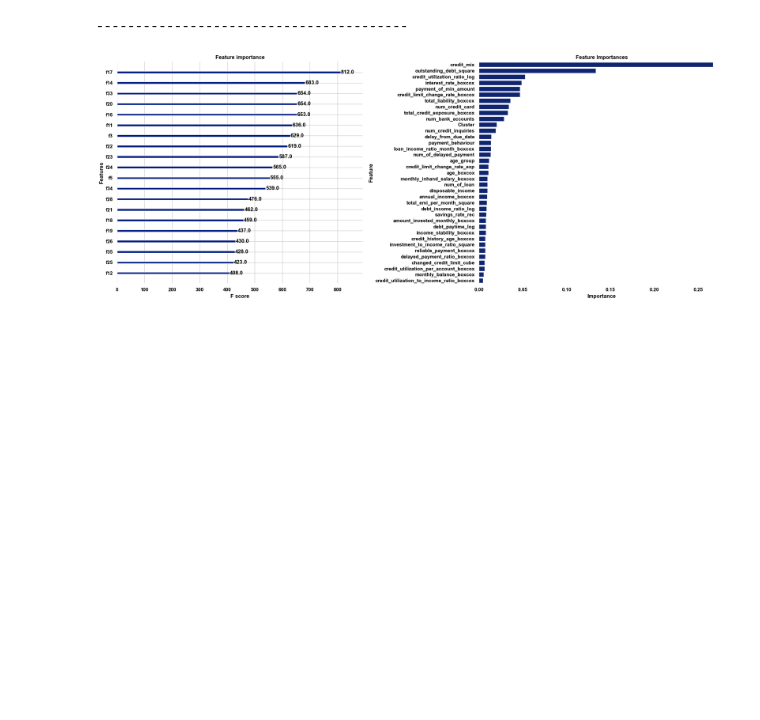
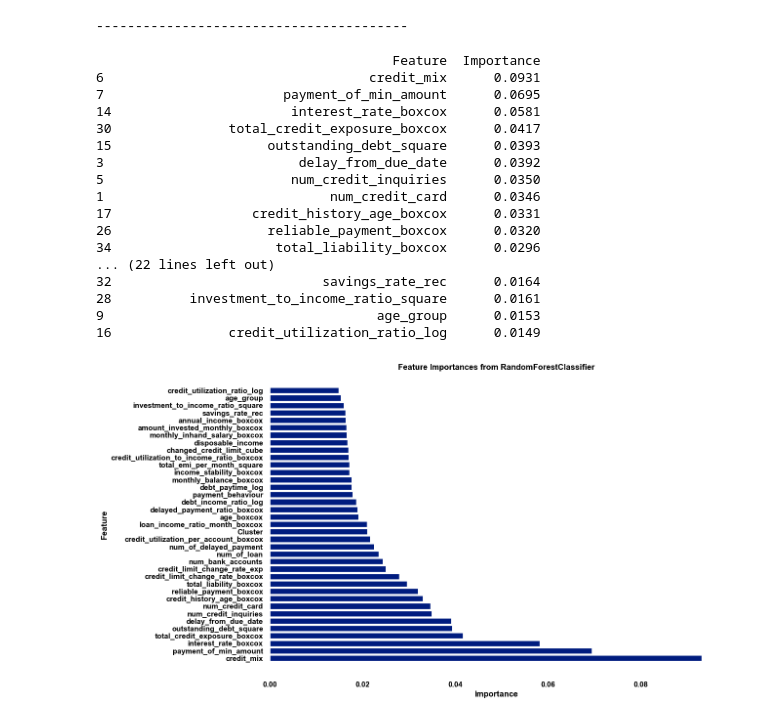
Before and after one commit to Santhosh-Analytics/Banking_Analytics, a Jupyter notebook: Classification.ipynb, the cells around one changed output. Drawn from its saved outputs; the diff is of its cells as text; code cells hidden in the pictures; blank space fills up the shorter version.

```diff
--- a/Classification.ipynb
+++ b/Classification.ipynb
@@ -360,31 +524,44 @@ Specificity Test - 0.8128328802622836
 [figure]
 ----------------------------------------
 # %%
-from xgboost import plot_importance
+# Get feature importances
+feature_importances = ET_Classifier.feature_importances_
 
+# Map feature importances to feature names
 feature_names = x_train.columns
-importances = xgb_Classifier.feature_importances_
-
-
 feature_importances_df = pd.DataFrame({
     'Feature': feature_names,
-    'Importance': importances
+    'Importance': feature_importances
 })
+
+# Sort the DataFrame by importance
 feature_importances_df = feature_importances_df.sort_values(by='Importance', ascending=False)
 
-fig, axes = plt.subplots(1, 2, figsize=(20, 8))
+print(feature_importances_df)
 
-ax1 = axes[0]
-ax2 = axes[1]
-
-plot_importance(xgb_Classifier, max_num_features=20,ax=ax1)
-plt.title('XGBoost Feature Importance')
-
-
-sns.barplot(x='Importance', y='Feature', data=feature_importances_df,ax=ax2)
-plt.title('Feature Importances')
-plt.tight_layout()
-
+# Plot feature importances
+plt.figure(figsize=(12, 8))
+plt.barh(feature_importances_df['Feature'], feature_importances_df['Importance'])
+plt.xlabel('Importance')
+plt.ylabel('Feature')
+plt.title('Feature Importances from RandomForestClassifier')
 plt.show()
 # %% [output]
+                                      Feature  Importance
+6                                  credit_mix      0.0931
+7                       payment_of_min_amount      0.0695
+14                       interest_rate_boxcox      0.0581
+30               total_credit_exposure_boxcox      0.0417
+15                    outstanding_debt_square      0.0393
+3                         delay_from_due_date      0.0392
+5                        num_credit_inquiries      0.0350
+1                             num_credit_card      0.0346
+17                  credit_history_age_boxcox      0.0331
+26                    reliable_payment_boxcox      0.0320
+34                     total_liability_boxcox      0.0296
+... (22 lines left out)
+32                           savings_rate_rec      0.0164
+28          investment_to_income_ratio_square      0.0161
+9                                   age_group      0.0153
+16               credit_utilization_ratio_log      0.0149
-[figure, old version]
+[figure, new version]
```
Also changed, not shown: parts of 15 cells of this notebook, 2 other files.
